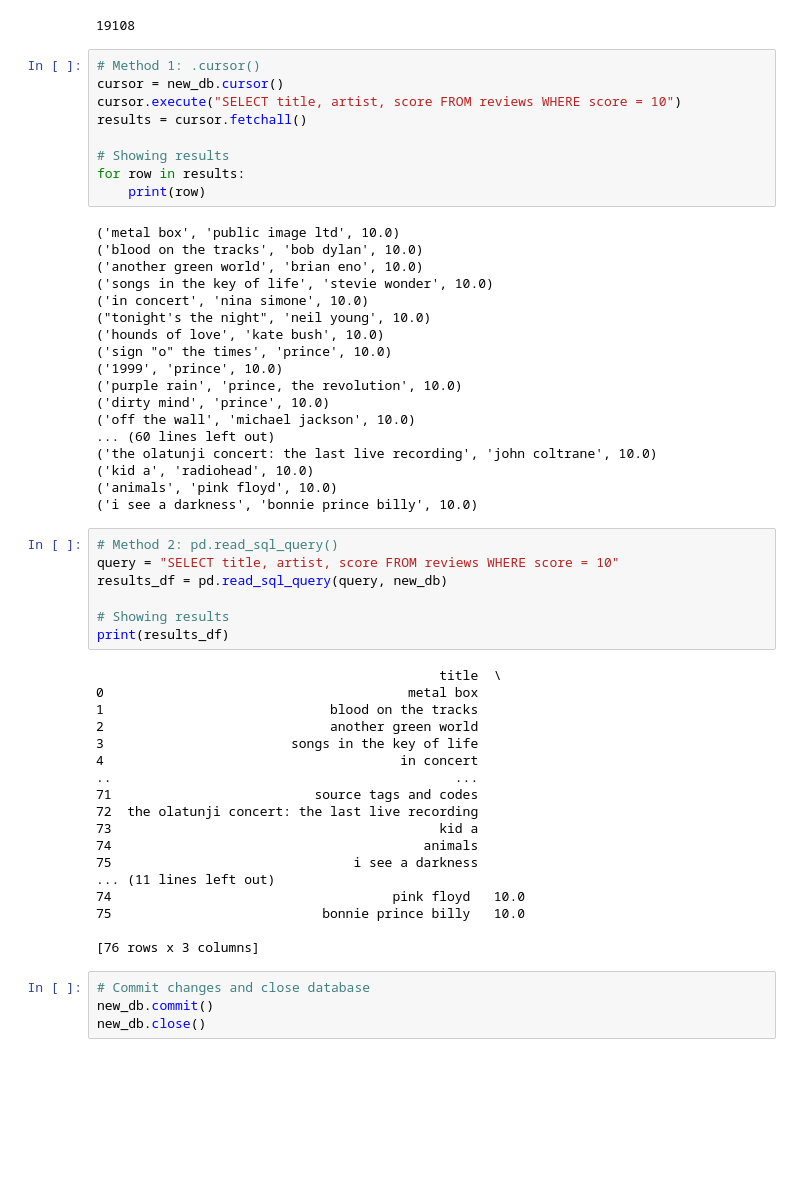
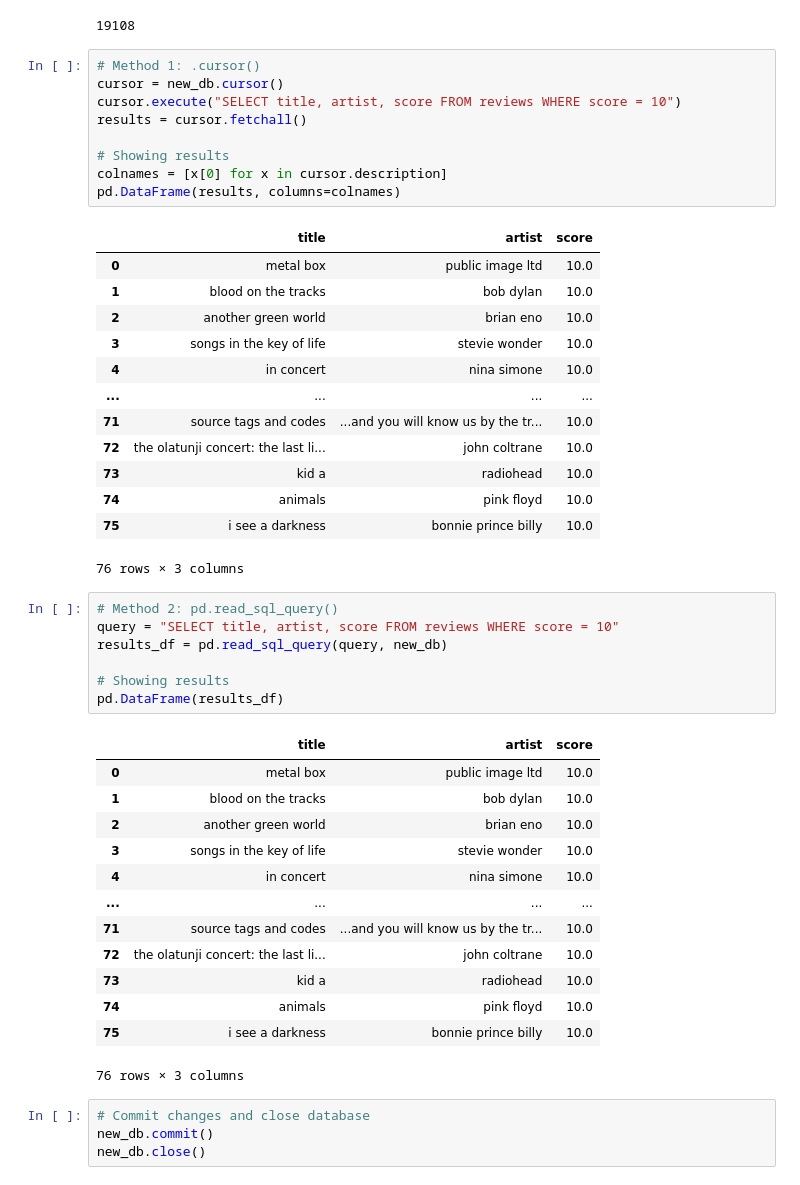
Before and after one commit to leek10/ds6001databases, a Jupyter notebook: labassignment6.ipynb, the cells around one changed output. Drawn from its saved outputs; the diff is of its cells as text; blank space fills up the shorter version.

```diff
--- a/labassignment6.ipynb
+++ b/labassignment6.ipynb
@@ -482,55 +482,47 @@ years.to_sql('years', new_db, if_exists = 'replace', index = False)
 # %%
 # Method 1: .cursor()
 cursor = new_db.cursor()
 cursor.execute("SELECT title, artist, score FROM reviews WHERE score = 10")
 results = cursor.fetchall()
 
 # Showing results
-for row in results:
-    print(row)
+colnames = [x[0] for x in cursor.description]
+pd.DataFrame(results, columns=colnames)
 # %% [output]
+|  | title | artist | score |
+| 0 | metal box | public image ltd | 10.0 |
+| 1 | blood on the tracks | bob dylan | 10.0 |
+| 2 | another green world | brian eno | 10.0 |
+| 3 | songs in the key of life | stevie wonder | 10.0 |
+| 4 | in concert | nina simone | 10.0 |
+| ... | ... | ... | ... |
+| 71 | source tags and codes | ...and you will know us by the tr... | 10.0 |
+| 72 | the olatunji concert: the last li... | john coltrane | 10.0 |
+| 73 | kid a | radiohead | 10.0 |
+| 74 | animals | pink floyd | 10.0 |
+| 75 | i see a darkness | bonnie prince billy | 10.0 |
-('metal box', 'public image ltd', 10.0)
-('blood on the tracks', 'bob dylan', 10.0)
-('another green world', 'brian eno', 10.0)
-('songs in the key of life', 'stevie wonder', 10.0)
-('in concert', 'nina simone', 10.0)
-("tonight's the night", 'neil young', 10.0)
-('hounds of love', 'kate bush', 10.0)
-('sign "o" the times', 'prince', 10.0)
-('1999', 'prince', 10.0)
-('purple rain', 'prince, the revolution', 10.0)
-('dirty mind', 'prince', 10.0)
-('off the wall', 'michael jackson', 10.0)
-... (60 lines left out)
-('the olatunji concert: the last live recording', 'john coltrane', 10.0)
-('kid a', 'radiohead', 10.0)
-('animals', 'pink floyd', 10.0)
-('i see a darkness', 'bonnie prince billy', 10.0)
+76 rows × 3 columns
 # %%
 # Method 2: pd.read_sql_query()
 query = "SELECT title, artist, score FROM reviews WHERE score = 10"
 results_df = pd.read_sql_query(query, new_db)
 
 # Showing results
-print(results_df)
+pd.DataFrame(results_df)
 # %% [output]
+|  | title | artist | score |
+| 0 | metal box | public image ltd | 10.0 |
+| 1 | blood on the tracks | bob dylan | 10.0 |
+| 2 | another green world | brian eno | 10.0 |
+| 3 | songs in the key of life | stevie wonder | 10.0 |
+| 4 | in concert | nina simone | 10.0 |
+| ... | ... | ... | ... |
+| 71 | source tags and codes | ...and you will know us by the tr... | 10.0 |
+| 72 | the olatunji concert: the last li... | john coltrane | 10.0 |
+| 73 | kid a | radiohead | 10.0 |
+| 74 | animals | pink floyd | 10.0 |
+| 75 | i see a darkness | bonnie prince billy | 10.0 |
-                                            title  \
-0                                       metal box
-1                             blood on the tracks
-2                             another green world
-3                        songs in the key of life
-4                                      in concert
-..                                            ...
-71                          source tags and codes
-72  the olatunji concert: the last live recording
-73                                          kid a
-74                                        animals
-75                               i see a darkness
-... (11 lines left out)
-74                                    pink floyd   10.0
-75                           bonnie prince billy   10.0
-
-[76 rows x 3 columns]
+76 rows × 3 columns
 # %%
 # Commit changes and close database
 new_db.commit()
```
Also changed, not shown: parts of 10 cells of this notebook, 1 other file.
